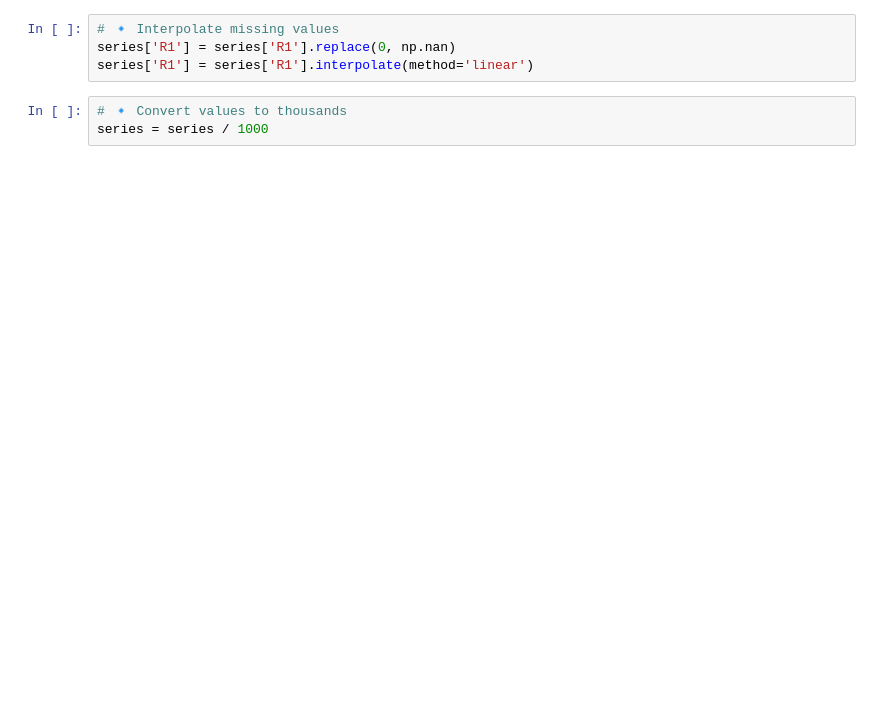
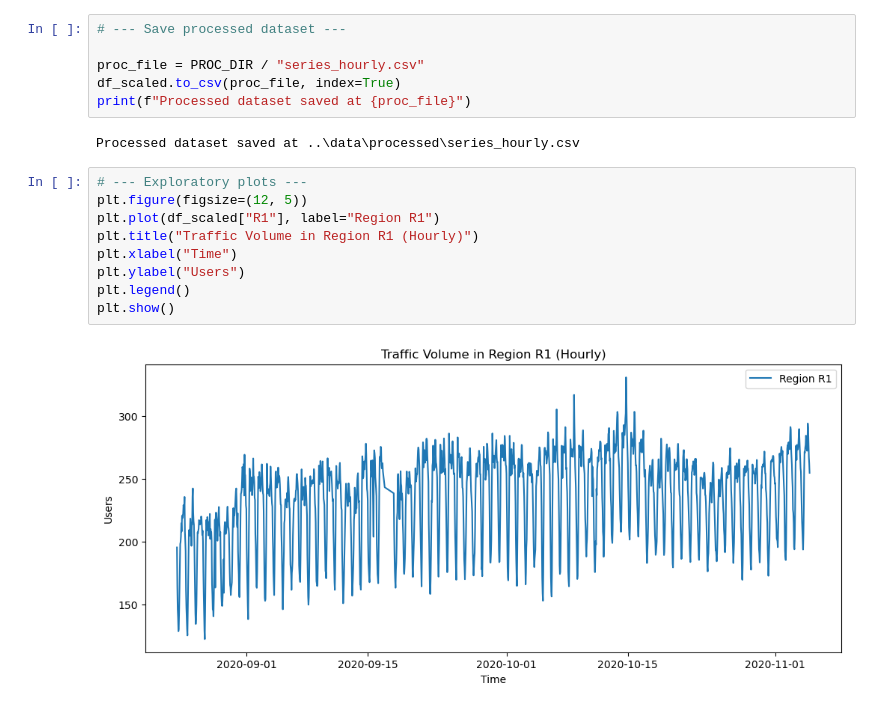
Before and after one commit to jhossyvs/mobile-traffic-forecasting, a Jupyter notebook: notebooks/01-eda.ipynb, the cells around one changed output. Saved outputs shown, nothing was run; the diff lists cells and outputs as text; blank space fills up the shorter version.

```diff
--- a/notebooks/01-eda.ipynb
+++ b/notebooks/01-eda.ipynb
@@ -30,8 +65,20 @@ series = df[['R1']].resample('1H').sum()
 # %%
-# 🔹 Interpolate missing values
-series['R1'] = series['R1'].replace(0, np.nan)
-series['R1'] = series['R1'].interpolate(method='linear')
+# --- Save processed dataset ---
+
+proc_file = PROC_DIR / "series_hourly.csv"
+df_scaled.to_csv(proc_file, index=True)
+print(f"Processed dataset saved at {proc_file}")
+# %% [output]
+Processed dataset saved at ..\data\processed\series_hourly.csv
 # %%
-# 🔹 Convert values to thousands
-series = series / 1000
+# --- Exploratory plots ---
+plt.figure(figsize=(12, 5))
+plt.plot(df_scaled["R1"], label="Region R1")
+plt.title("Traffic Volume in Region R1 (Hourly)")
+plt.xlabel("Time")
+plt.ylabel("Users")
+plt.legend()
+plt.show()
+# %% [output]
+[figure, added]
 # %%
```
Also changed, not shown: parts of 12 cells of this notebook, 3 other files.
